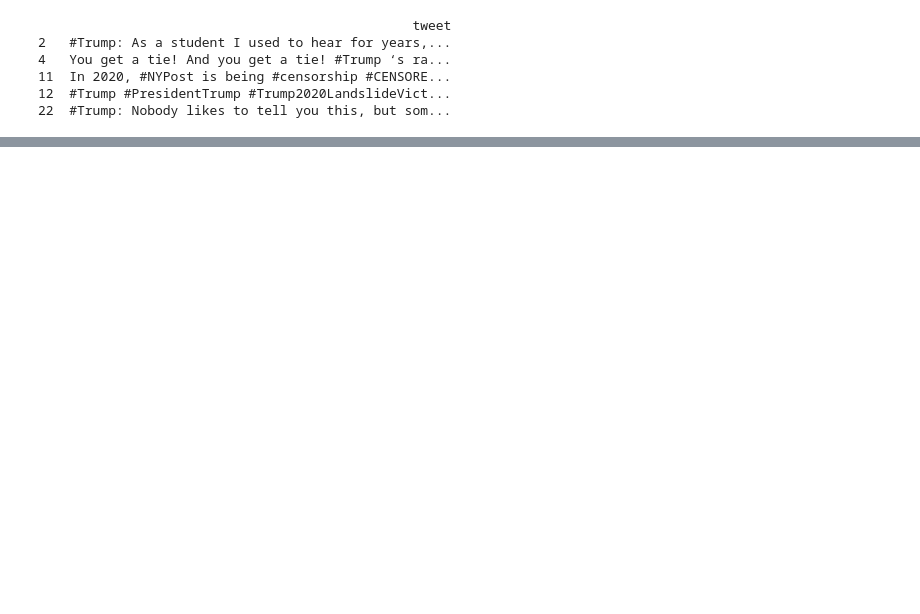
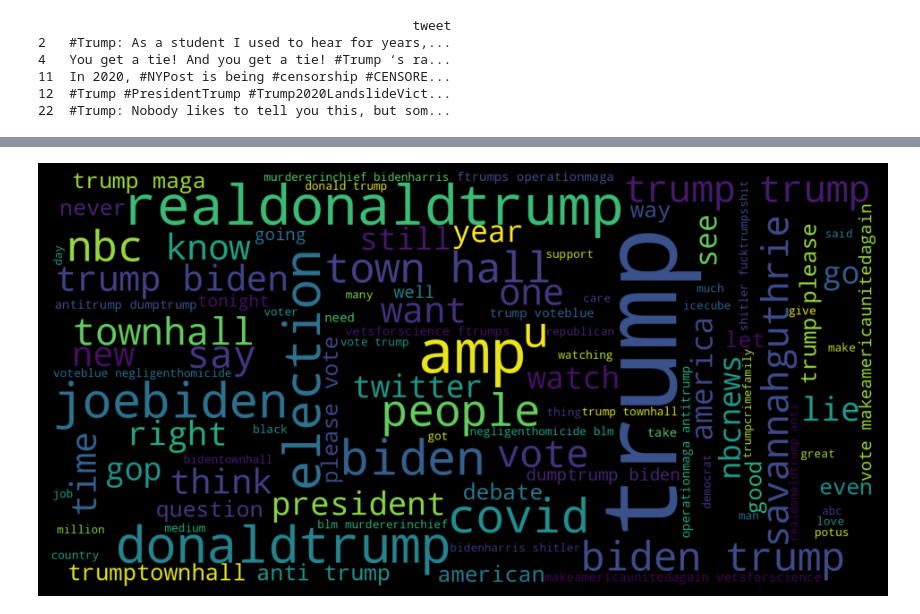
Before and after one commit to akhmalbabu/NLP_Sentiment_Analysis_for_US_Election, a Jupyter notebook: FD_Assignment_2.ipynb, the cells around one changed output, grey strips where cells are left out. Saved outputs shown, nothing was run; the diff lists cells and outputs as text; code cells hidden in the pictures; blank space fills up the shorter version.

```diff
--- a/FD_Assignment_2.ipynb
+++ b/FD_Assignment_2.ipynb
@@ -341,0 +382,20 @@ trump_tweets['subjectivity'] = trump_tweets['cleantext'].apply(getsubjectivity)
+# %%
+!pip install wordcloud
+import matplotlib.pyplot as plt
+from wordcloud import WordCloud, STOPWORDS
+
+def word_cloud(wd_list):
+	stopwords = set(STOPWORDS)
+	all_words = ' '.join(wd_list)
+	wordcloud = WordCloud(background_color='black',
+						stopwords=stopwords,
+						width=1600, height=800, max_words=100, max_font_size=200,
+						colormap="viridis").generate(all_words)
+	plt.figure(figsize=(12, 10))
+	plt.axis('off')
+	plt.imshow(wordcloud)
+
+word_cloud(trump_tweets['cleantext'][:5000])
+
+# This code is modified by Susobhan Akhuli
+# %% [output]
@@ -341,0 +414 @@ trump_tweets['subjectivity'] = trump_tweets['cleantext'].apply(getsubjectivity)
+[figure, added]
```
Also changed, not shown: parts of 12 cells of this notebook.
